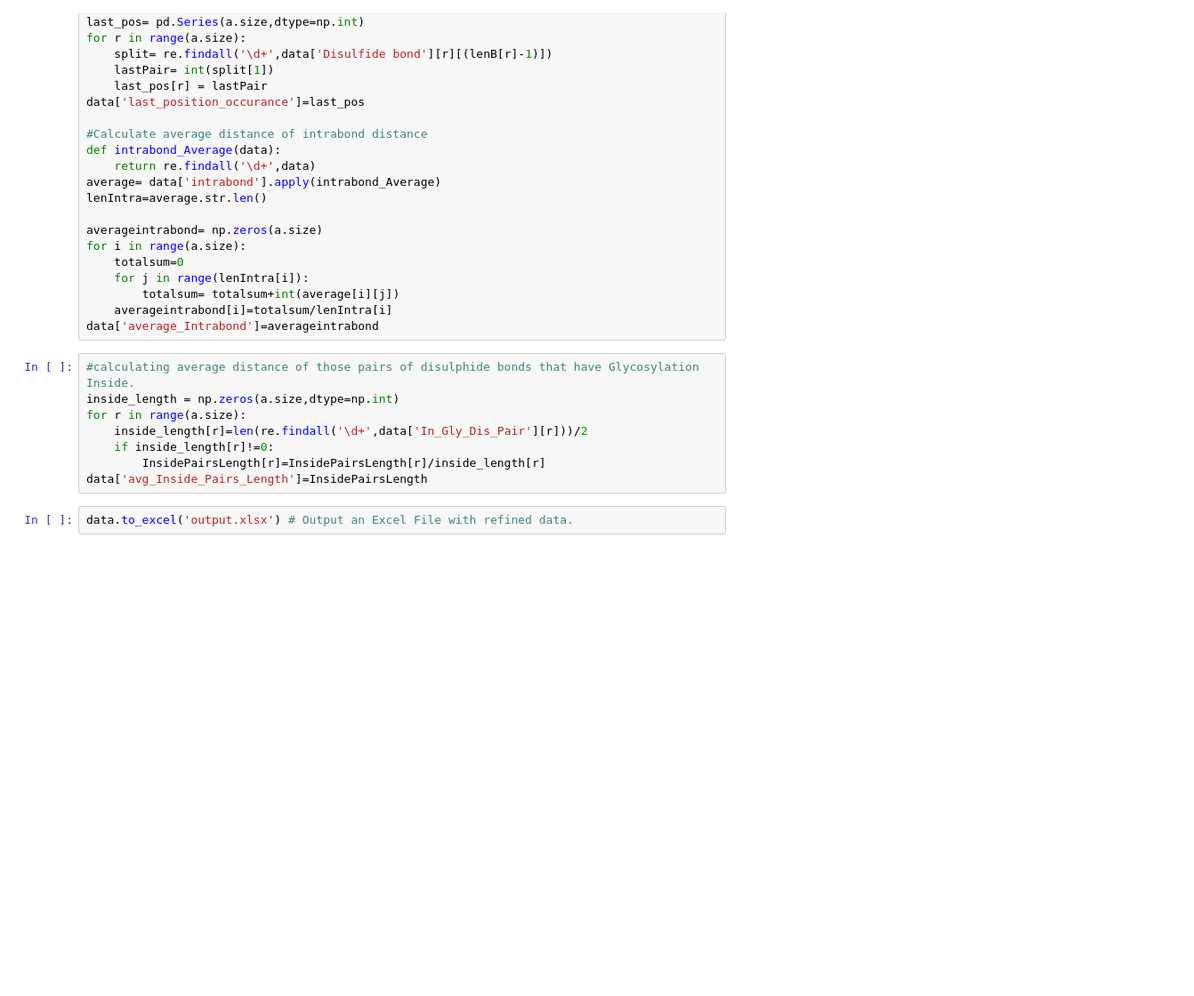
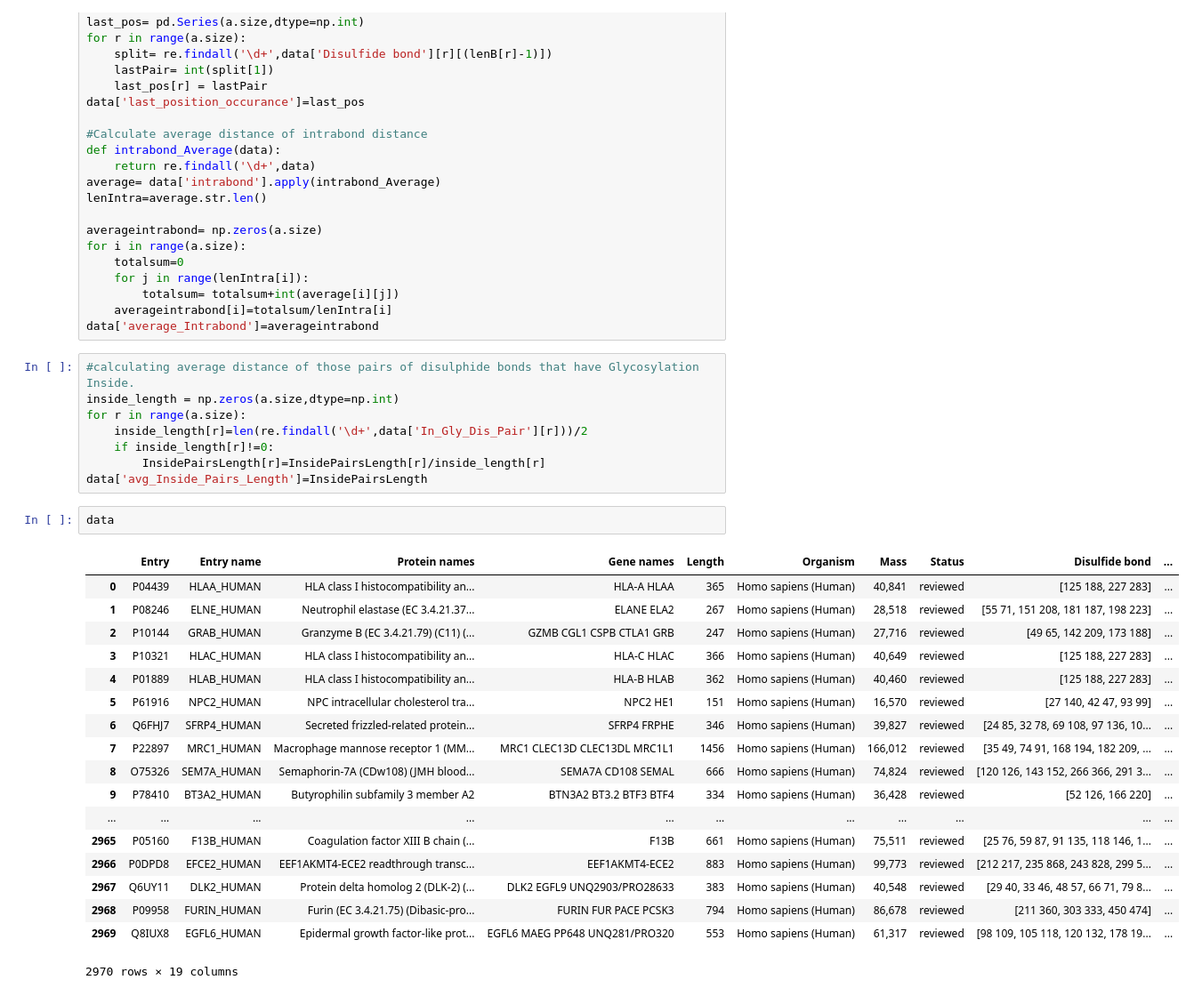
Before and after one commit to aamritpa/Bioinformatics, a Jupyter notebook: Bioinformatics.ipynb, the cells around one changed output. Shown: that part at 89% size. Cells and saved outputs as stored; diff of their text form; blank space fills up the shorter version.

Commit message:
data analysis

```diff
--- a/Bioinformatics.ipynb
+++ b/Bioinformatics.ipynb
@@ -188,5 +188,24 @@ for r in range(a.size):
     if inside_length[r]!=0:
         InsidePairsLength[r]=InsidePairsLength[r]/inside_length[r]
 data['avg_Inside_Pairs_Length']=InsidePairsLength
-# %%
-data.to_excel('output.xlsx') # Output an Excel File with refined data.
+# %%
+data
+# %% [output]
+|  | Entry | Entry name | Protein names | Gene names | Length | Organism | Mass | Status | Disulfide bond | ... |
+| 0 | P04439 | HLAA_HUMAN | HLA class I histocompatibility an... | HLA-A HLAA | 365 | Homo sapiens (Human) | 40,841 | reviewed | [125 188, 227 283] | ... |
+| 1 | P08246 | ELNE_HUMAN | Neutrophil elastase (EC 3.4.21.37... | ELANE ELA2 | 267 | Homo sapiens (Human) | 28,518 | reviewed | [55 71, 151 208, 181 187, 198 223] | ... |
+| 2 | P10144 | GRAB_HUMAN | Granzyme B (EC 3.4.21.79) (C11) (... | GZMB CGL1 CSPB CTLA1 GRB | 247 | Homo sapiens (Human) | 27,716 | reviewed | [49 65, 142 209, 173 188] | ... |
+| 3 | P10321 | HLAC_HUMAN | HLA class I histocompatibility an... | HLA-C HLAC | 366 | Homo sapiens (Human) | 40,649 | reviewed | [125 188, 227 283] | ... |
+| 4 | P01889 | HLAB_HUMAN | HLA class I histocompatibility an... | HLA-B HLAB | 362 | Homo sapiens (Human) | 40,460 | reviewed | [125 188, 227 283] | ... |
+| 5 | P61916 | NPC2_HUMAN | NPC intracellular cholesterol tra... | NPC2 HE1 | 151 | Homo sapiens (Human) | 16,570 | reviewed | [27 140, 42 47, 93 99] | ... |
+| 6 | Q6FHJ7 | SFRP4_HUMAN | Secreted frizzled-related protein... | SFRP4 FRPHE | 346 | Homo sapiens (Human) | 39,827 | reviewed | [24 85, 32 78, 69 108, 97 136, 10... | ... |
+| 7 | P22897 | MRC1_HUMAN | Macrophage mannose receptor 1 (MM... | MRC1 CLEC13D CLEC13DL MRC1L1 | 1456 | Homo sapiens (Human) | 166,012 | reviewed | [35 49, 74 91, 168 194, 182 209, ... | ... |
+| 8 | O75326 | SEM7A_HUMAN | Semaphorin-7A (CDw108) (JMH blood... | SEMA7A CD108 SEMAL | 666 | Homo sapiens (Human) | 74,824 | reviewed | [120 126, 143 152, 266 366, 291 3... | ... |
+| 9 | P78410 | BT3A2_HUMAN | Butyrophilin subfamily 3 member A2 | BTN3A2 BT3.2 BTF3 BTF4 | 334 | Homo sapiens (Human) | 36,428 | reviewed | [52 126, 166 220] | ... |
+| ... | ... | ... | ... | ... | ... | ... | ... | ... | ... | ... |
+| 2965 | P05160 | F13B_HUMAN | Coagulation factor XIII B chain (... | F13B | 661 | Homo sapiens (Human) | 75,511 | reviewed | [25 76, 59 87, 91 135, 118 146, 1... | ... |
+| 2966 | P0DPD8 | EFCE2_HUMAN | EEF1AKMT4-ECE2 readthrough transc... | EEF1AKMT4-ECE2 | 883 | Homo sapiens (Human) | 99,773 | reviewed | [212 217, 235 868, 243 828, 299 5... | ... |
+| 2967 | Q6UY11 | DLK2_HUMAN | Protein delta homolog 2 (DLK-2) (... | DLK2 EGFL9 UNQ2903/PRO28633 | 383 | Homo sapiens (Human) | 40,548 | reviewed | [29 40, 33 46, 48 57, 66 71, 79 8... | ... |
+| 2968 | P09958 | FURIN_HUMAN | Furin (EC 3.4.21.75) (Dibasic-pro... | FURIN FUR PACE PCSK3 | 794 | Homo sapiens (Human) | 86,678 | reviewed | [211 360, 303 333, 450 474] | ... |
+| 2969 | Q8IUX8 | EGFL6_HUMAN | Epidermal growth factor-like prot... | EGFL6 MAEG PP648 UNQ281/PRO320 | 553 | Homo sapiens (Human) | 61,317 | reviewed | [98 109, 105 118, 120 132, 178 19... | ... |
+2970 rows × 19 columns
```
Also changed, not shown: parts of 3 cells of this notebook, 2 other files.
